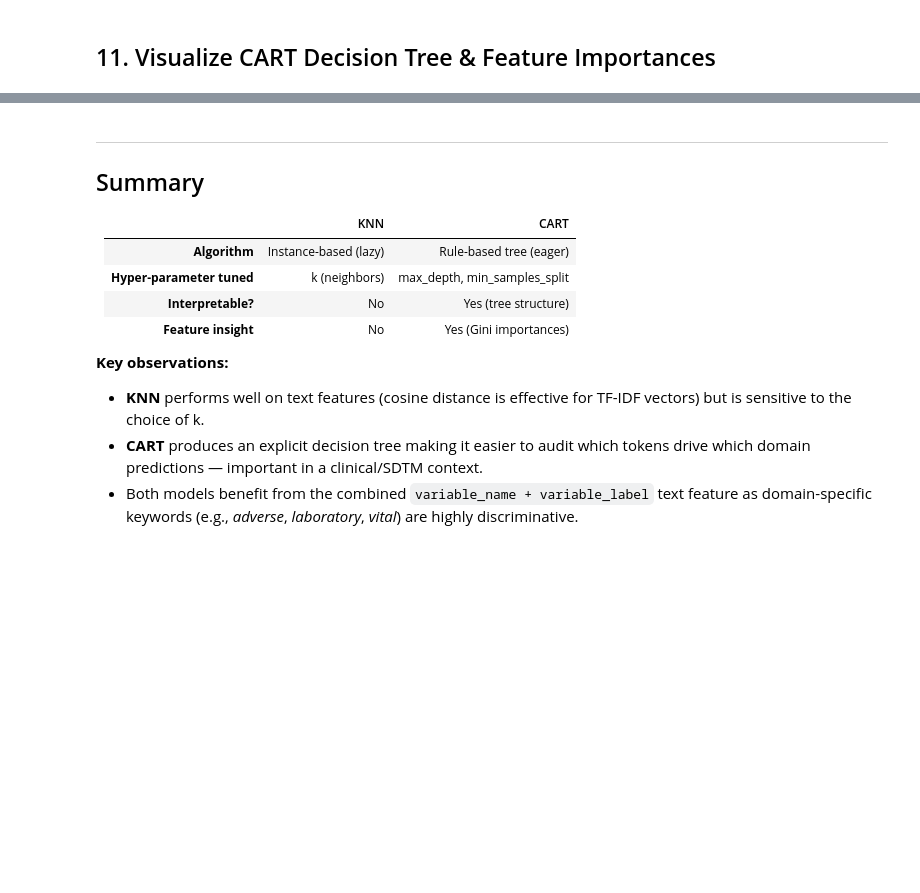
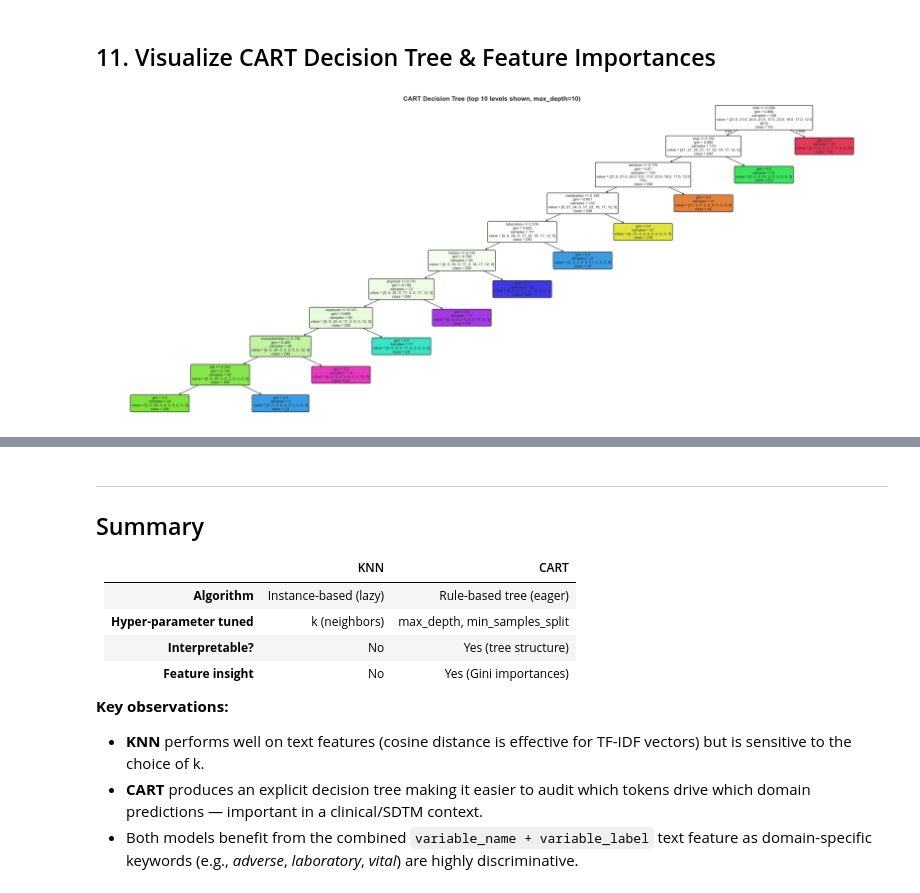
Before and after one commit to shopkins-seagen/ml_final, a Jupyter notebook: sdtm_classifier.ipynb, the cells around one changed output, grey strips where cells are left out. Saved outputs shown, nothing was run; the diff lists cells and outputs as text; code cells hidden in the pictures; blank space fills up the shorter version.

```diff
--- a/sdtm_classifier.ipynb
+++ b/sdtm_classifier.ipynb
@@ -303,26 +438,28 @@ print(f"\n>> Best model by accuracy: {best_model} ({comparison.loc[best_model, '
 ## 11. Visualize CART Decision Tree & Feature Importances
 # %%
 # ── Decision Tree plot (pruned for readability) ───────────────────────────────
-tree_viz_depth = 3   # show top 3 levels for clarity
+tree_viz_depth = 10   # show top 3 levels for clarity
 
 fig, ax = plt.subplots(figsize=(24, 10))
 plot_tree(
     cart,
     max_depth=tree_viz_depth,
     feature_names=feature_names,
     class_names=le.classes_,
     filled=True,
     rounded=True,
     fontsize=8,
     ax=ax,
     impurity=True
 )
 ax.set_title(
     f'CART Decision Tree (top {tree_viz_depth} levels shown, max_depth={best_depth})',
     fontsize=14, fontweight='bold'
 )
 plt.tight_layout()
 plt.show()
+# %% [output]
+[figure, added]
 # %%
 # ── Top-20 Feature Importances ────────────────────────────────────────────────
 importances = cart.feature_importances_
```
Also changed, not shown: parts of 12 cells of this notebook, 27 other files.
